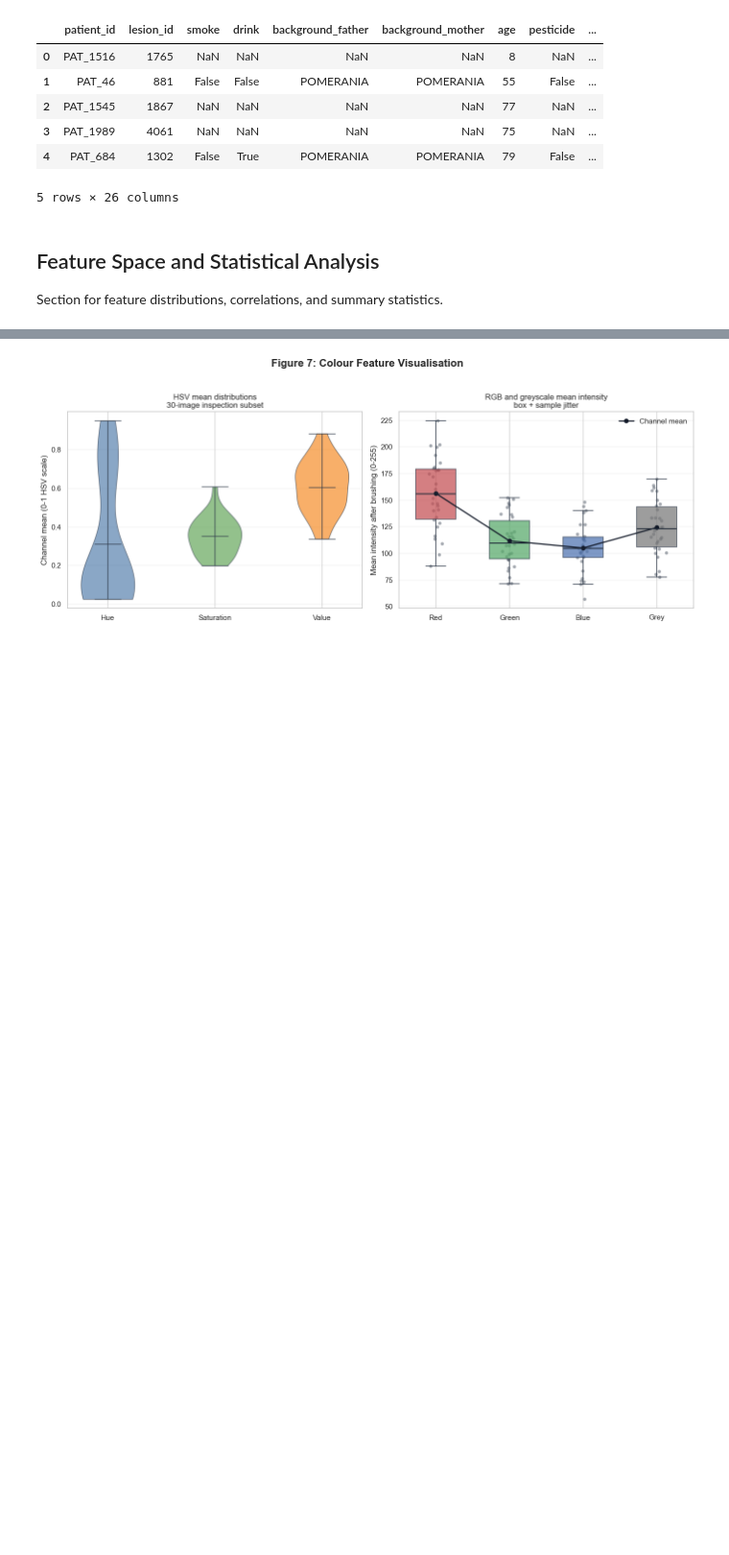
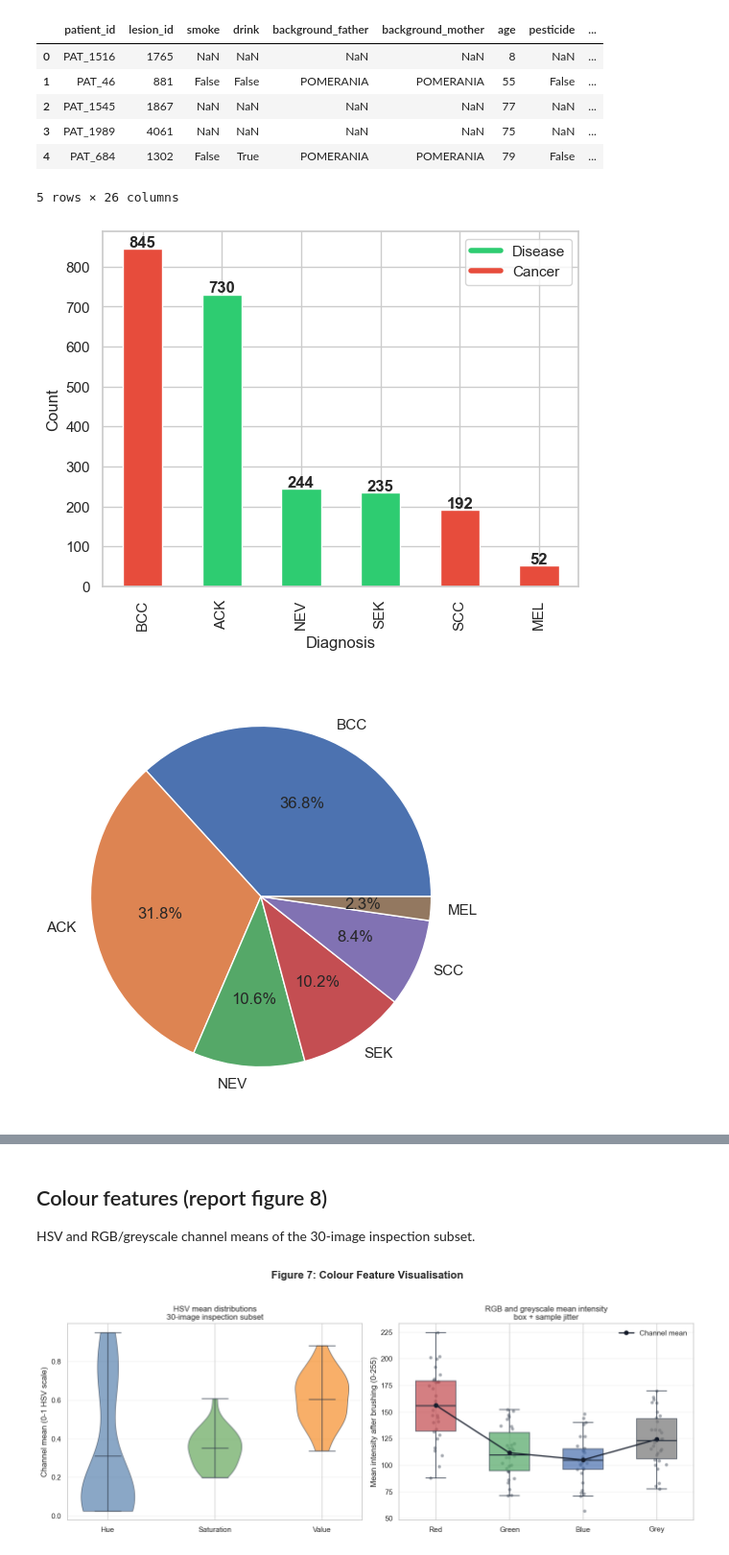
Before and after one commit to dmalinaitis/2026_PDS_MOLE_PATROL, a Jupyter notebook: src/plots_visualised.ipynb, the cells around one changed output, grey strips where cells are left out. Shown at 96% size. Cells and saved outputs as stored; diff of their text form; code cells hidden in the pictures; blank space fills up the shorter version.

```diff
--- a/src/plots_visualised.ipynb
+++ b/src/plots_visualised.ipynb
@@ -109,7 +105,11 @@ def plot_patiens_per_diagnosis(df, save=False, show=True):
 
     plt.tight_layout()
     _finish_plot("patiens_per_diagnosis.png", save=save, show=show)
-# %% [markdown]
-## Feature Space and Statistical Analysis
-
-Section for feature distributions, correlations, and summary statistics.
+# %%
+plot_diagnosis_distribution(metadata_df)
+plot_diagnosis_percentage_distribution(metadata_df)
+plot_images_per_patient_distribution(metadata_df)
+plot_patiens_per_diagnosis(metadata_df)
+# %% [output]
+[figure, added]
+[figure, added]
@@ -116 +118,5 @@ Section for feature distributions, correlations, and summary statistics.
+# %% [markdown]
+## Colour features (report figure 8)
+
+HSV and RGB/greyscale channel means of the 30-image inspection subset.
 # %%
```
Also changed, not shown: parts of 13 cells of this notebook, 39 other files.
